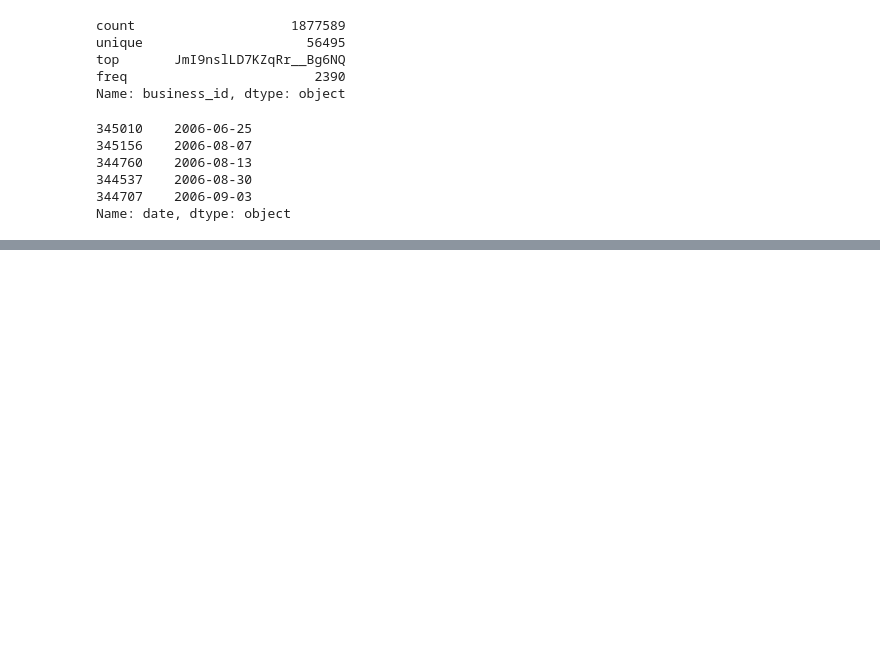
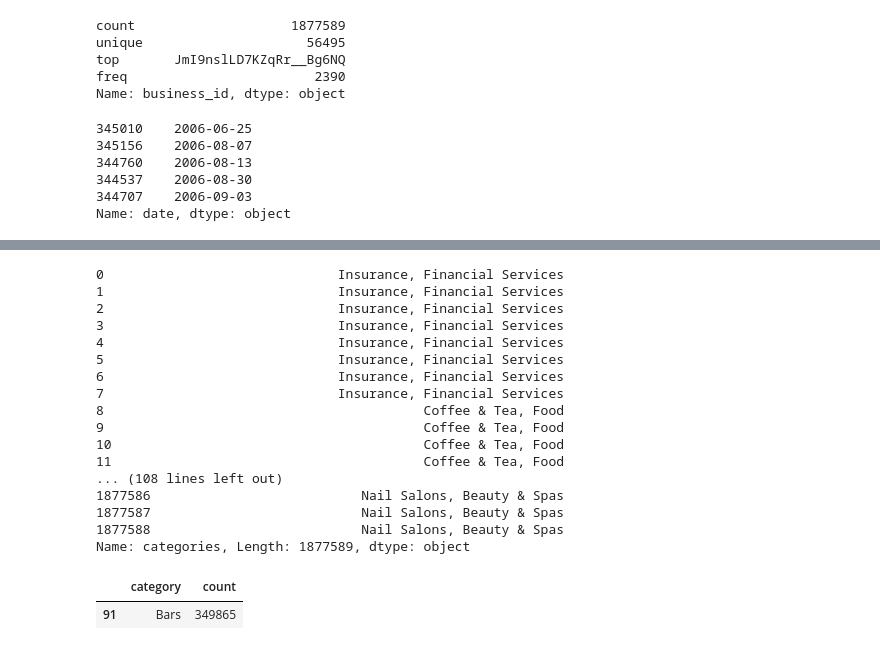
Before and after one commit to ChrisIck/DS101_Project, a Jupyter notebook: AZ exploration.ipynb, the cells around one changed output, grey strips where cells are left out. Cells and saved outputs as stored; diff of their text form; code cells hidden in the pictures; blank space fills up the shorter version.

```diff
--- a/AZ exploration.ipynb
+++ b/AZ exploration.ipynb
@@ -160,0 +165,26 @@ print(cats)
+# %%
+biz_df, cats_df = biz_categories(AZ_reviews, 0.1)
+# %%
+print(AZ_reviews['categories'])
+print(biz_cats['categories'])
+cats_df
+# %% [output]
+0                              Insurance, Financial Services
+1                              Insurance, Financial Services
+2                              Insurance, Financial Services
+3                              Insurance, Financial Services
+4                              Insurance, Financial Services
+5                              Insurance, Financial Services
+6                              Insurance, Financial Services
+7                              Insurance, Financial Services
+8                                         Coffee & Tea, Food
+9                                         Coffee & Tea, Food
+10                                        Coffee & Tea, Food
+11                                        Coffee & Tea, Food
+... (108 lines left out)
+1877586                           Nail Salons, Beauty & Spas
+1877587                           Nail Salons, Beauty & Spas
+1877588                           Nail Salons, Beauty & Spas
+Name: categories, Length: 1877589, dtype: object
+|  | category | count |
+| 91 | Bars | 349865 |
```
Also changed, not shown: parts of 10 cells of this notebook, 1 other file.
